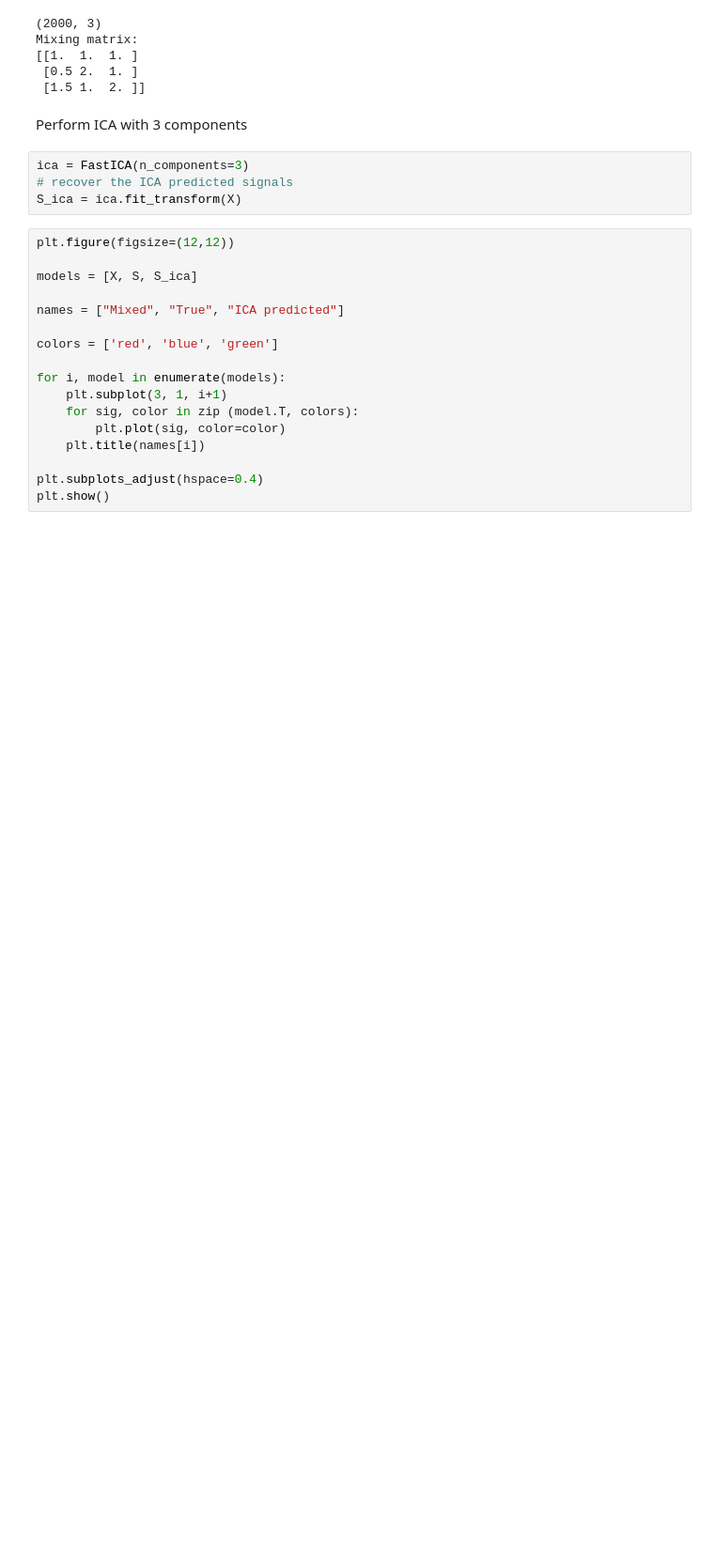
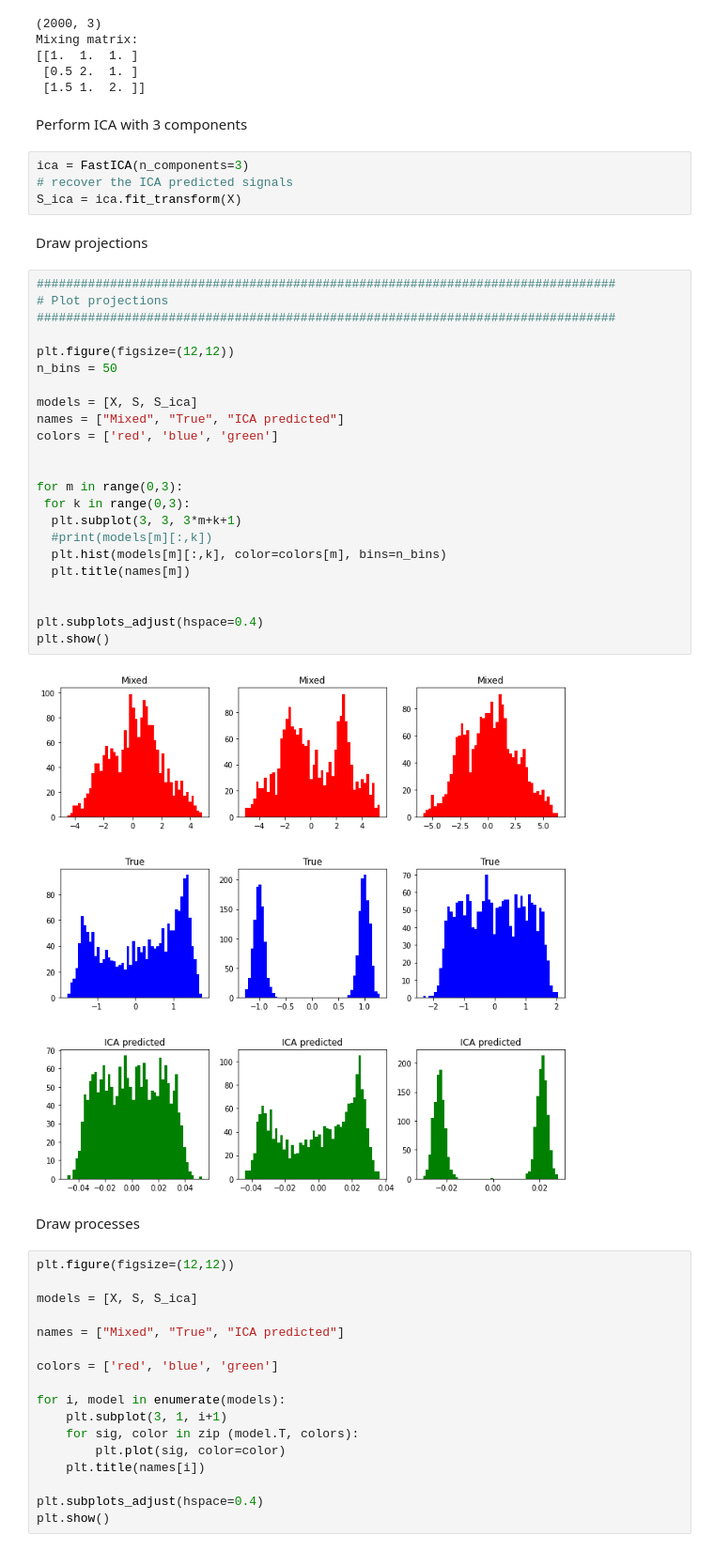
Before and after one commit to marcinwolter/MachineLearning2020, a Jupyter notebook: ICA_sklearn.ipynb, the cells around one changed output. Shown: that part at 94% size. Cells and saved outputs as stored; diff of their text form; blank space fills up the shorter version.

```diff
--- a/ICA_sklearn.ipynb
+++ b/ICA_sklearn.ipynb
@@ -59,6 +59,35 @@ Perform ICA with 3 components
 ica = FastICA(n_components=3)
 # recover the ICA predicted signals
 S_ica = ica.fit_transform(X)
+# %% [markdown]
+Draw projections
+# %%
+###############################################################################
+# Plot projections
+###############################################################################
+
+plt.figure(figsize=(12,12))
+n_bins = 50
+
+models = [X, S, S_ica]
+names = ["Mixed", "True", "ICA predicted"]
+colors = ['red', 'blue', 'green']
+
+
+for m in range(0,3):
+ for k in range(0,3):
+  plt.subplot(3, 3, 3*m+k+1)
+  #print(models[m][:,k])
+  plt.hist(models[m][:,k], color=colors[m], bins=n_bins)
+  plt.title(names[m])
+
+
+plt.subplots_adjust(hspace=0.4)
+plt.show()
+# %% [output]
+[figure, added]
+# %% [markdown]
+Draw processes
 # %%
 plt.figure(figsize=(12,12))
 
```
